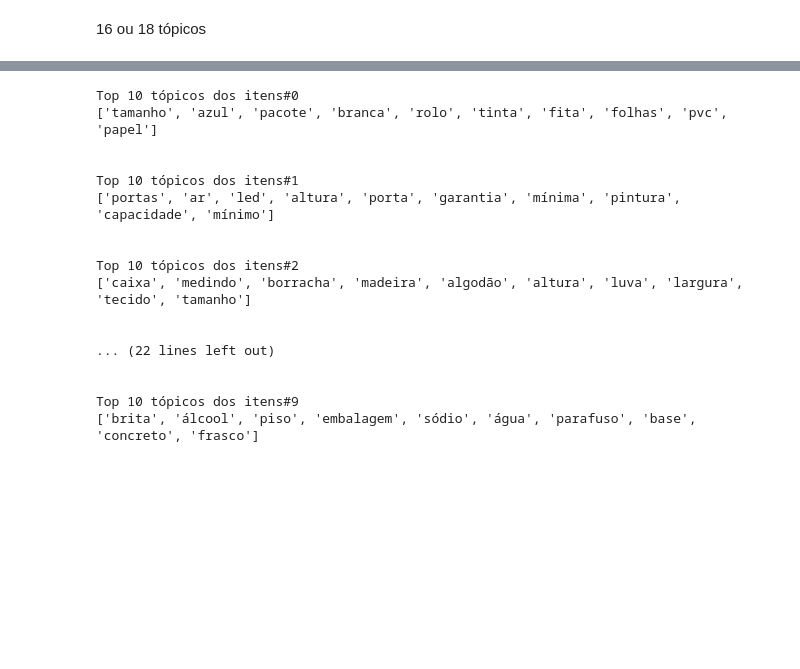
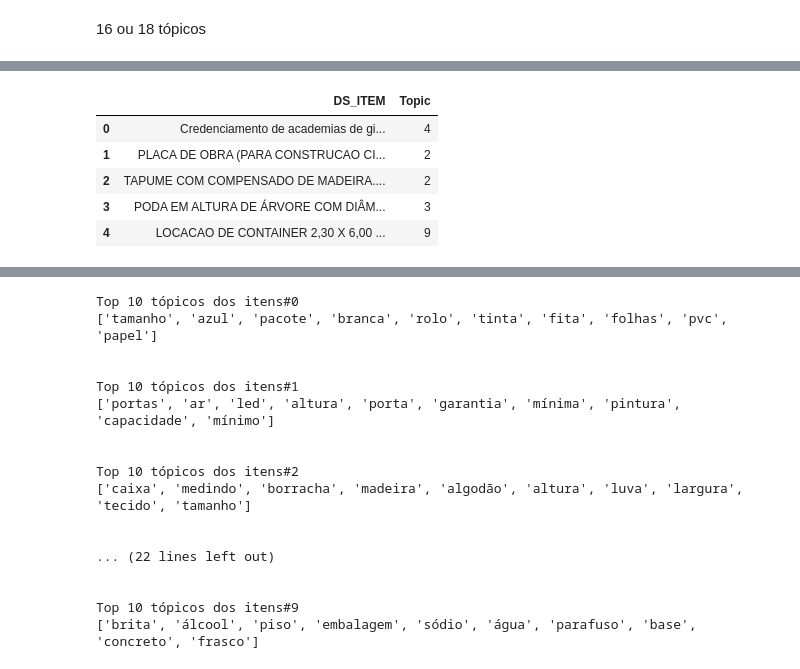
Before and after one commit to IonaSantana/Artificial-Intelligence, a Jupyter notebook: Projects/NLP/Maiores_investimentos_licitações1.ipynb, the cells around one changed output, grey strips where cells are left out. Cells and saved outputs as stored; diff of their text form; code cells hidden in the pictures; blank space fills up the shorter version.

```diff
--- a/Projects/NLP/Maiores_investimentos_licitações1.ipynb
+++ b/Projects/NLP/Maiores_investimentos_licitações1.ipynb
@@ -348,0 +358,12 @@ for index in top_word_indices:
+# %%
+#LDA Antes
+topic_results = LDA.transform(dtm)
+item_licitacao['Topic'] = topic_results.argmax(axis=1)
+item_licitacao[['DS_ITEM','Topic']].head()
+# %% [output]
+|  | DS_ITEM | Topic |
+| 0 | Credenciamento de academias de gi... | 4 |
+| 1 | PLACA DE OBRA (PARA CONSTRUCAO CI... | 2 |
+| 2 | TAPUME COM COMPENSADO DE MADEIRA.... | 2 |
+| 3 | PODA EM ALTURA DE ÁRVORE COM DIÂM... | 3 |
+| 4 | LOCACAO DE CONTAINER 2,30 X 6,00 ... | 9 |
```
Also changed, not shown: parts of 18 cells of this notebook.
